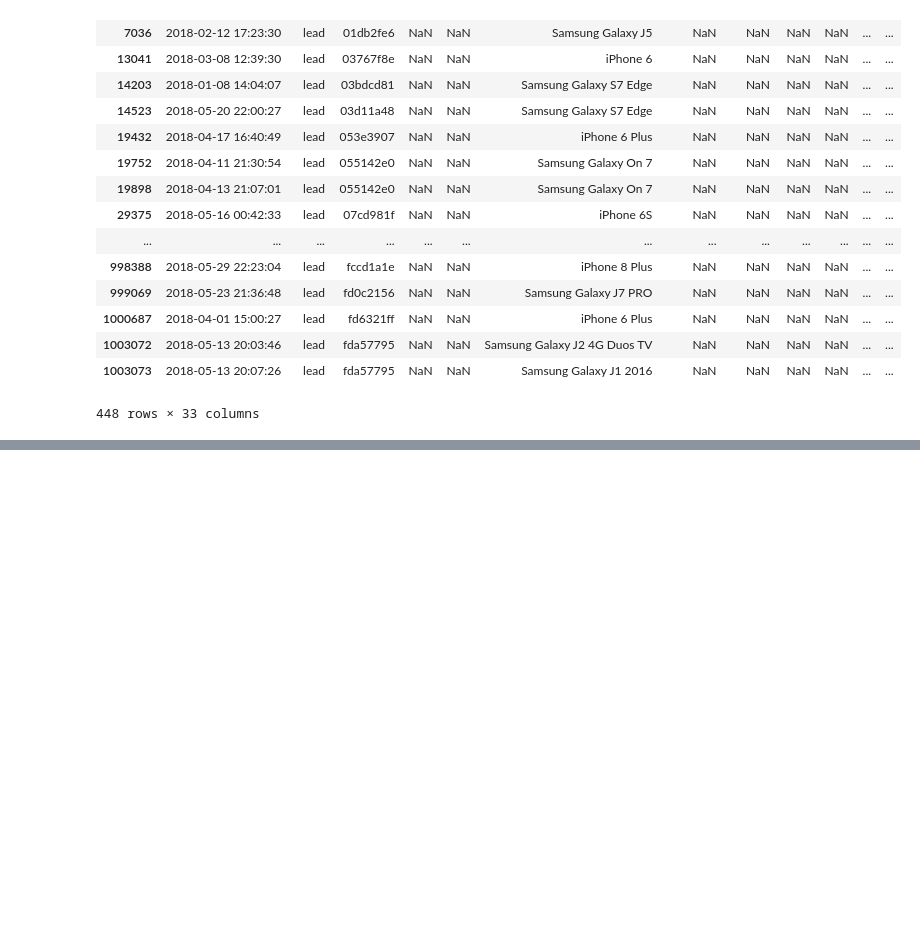
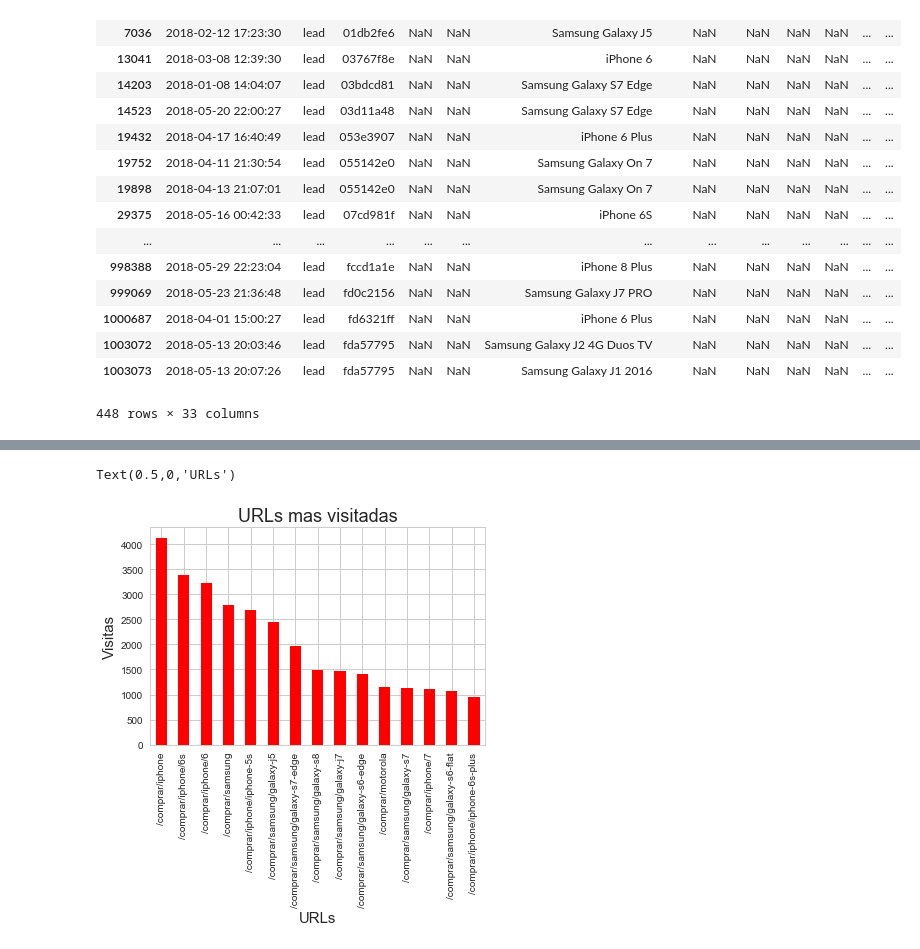
Before and after one commit to EugeniaFranchi/TP-Datos, a Jupyter notebook: TpDatos.ipynb, the cells around one changed output, grey strips where cells are left out. Cells and saved outputs as stored; diff of their text form; code cells hidden in the pictures; blank space fills up the shorter version.

```diff
--- a/TpDatos.ipynb
+++ b/TpDatos.ipynb
@@ -709,0 +751,11 @@ dataframe[dataframe['event']=='lead']
+# %%
+#elimino el "home" ya que la diferencia entre las otras url es muy alta
+dataframe = dataframe[dataframe.url != '/']
+dataURL = dataframe[(dataframe['event'] == 'ad campaign hit')]
+g = dataURL['event'].groupby(dataURL['url']).count().sort_values(ascending = False)[:15].plot.bar(color=['red'])
+g.set_title("URLs mas visitadas", fontsize=18)
+g.set_ylabel("Visitas", fontsize=15)
+g.set_xlabel("URLs", fontsize=15)
+# %% [output]
+Text(0.5,0,'URLs')
+[figure, added]
```
Also changed, not shown: parts of 2 cells of this notebook.
